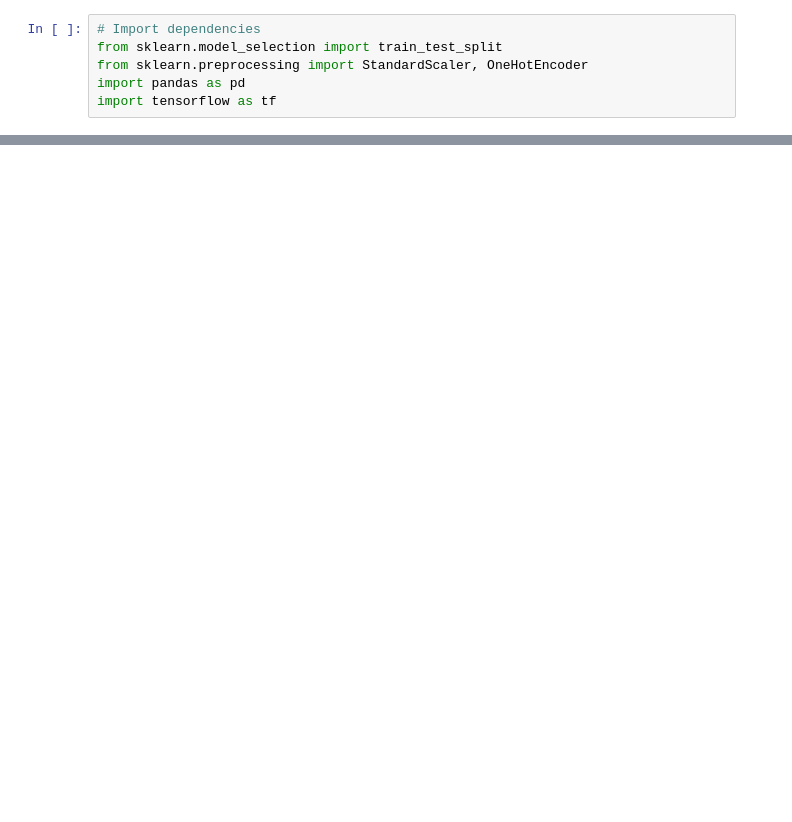
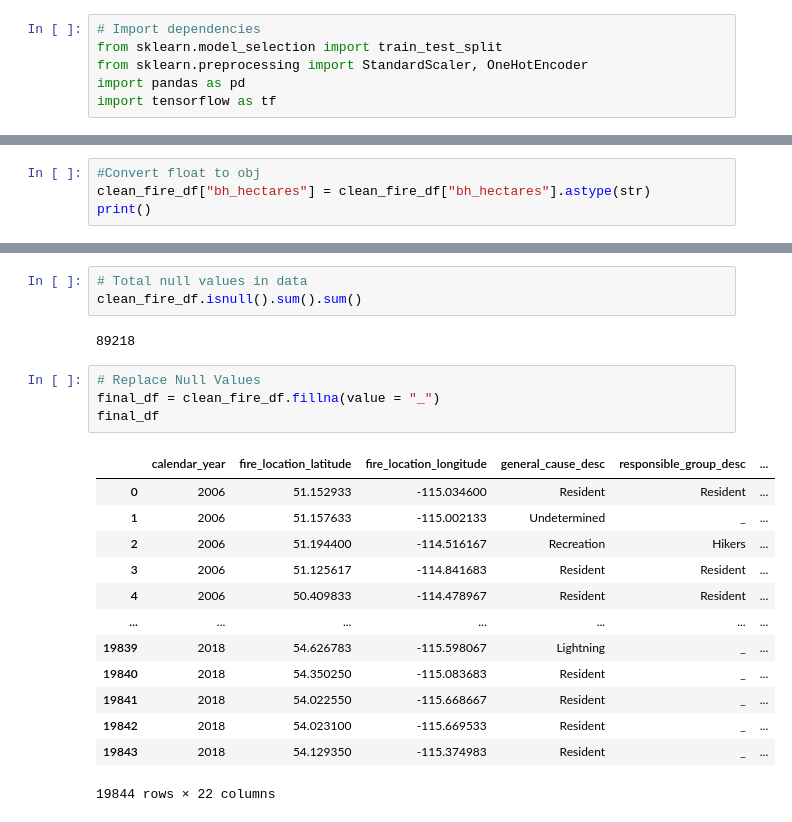
Before and after one commit to NamanNYC/Final_Project, a Jupyter notebook: Provisional_Machine_Model.ipynb, the cells around one changed output, grey strips where cells are left out. Cells and saved outputs as stored; diff of their text form; blank space fills up the shorter version.

Commit message:
Add files via upload
Reviewed error with converting data types for ML model. Require TA guidance as still producing errors.

```diff
--- a/Provisional_Machine_Model.ipynb
+++ b/Provisional_Machine_Model.ipynb
@@ -45,0 +67,4 @@ clean_fire_df
+# %%
+#Convert float to obj
+clean_fire_df["bh_hectares"] = clean_fire_df["bh_hectares"].astype(str)
+print()
@@ -45,0 +112,23 @@ clean_fire_df
+# %%
+# Total null values in data
+clean_fire_df.isnull().sum().sum()
+# %% [output]
+89218
+# %%
+# Replace Null Values
+final_df = clean_fire_df.fillna(value = "_")
+final_df
+# %% [output]
+|  | calendar_year | fire_location_latitude | fire_location_longitude | general_cause_desc | responsible_group_desc | ... |
+| 0 | 2006 | 51.152933 | -115.034600 | Resident | Resident | ... |
+| 1 | 2006 | 51.157633 | -115.002133 | Undetermined | _ | ... |
+| 2 | 2006 | 51.194400 | -114.516167 | Recreation | Hikers | ... |
+| 3 | 2006 | 51.125617 | -114.841683 | Resident | Resident | ... |
+| 4 | 2006 | 50.409833 | -114.478967 | Resident | Resident | ... |
+| ... | ... | ... | ... | ... | ... | ... |
+| 19839 | 2018 | 54.626783 | -115.598067 | Lightning | _ | ... |
+| 19840 | 2018 | 54.350250 | -115.083683 | Resident | _ | ... |
+| 19841 | 2018 | 54.022550 | -115.668667 | Resident | _ | ... |
+| 19842 | 2018 | 54.023100 | -115.669533 | Resident | _ | ... |
+| 19843 | 2018 | 54.129350 | -115.374983 | Resident | _ | ... |
+19844 rows × 22 columns
```
Also changed, not shown: parts of 11 cells of this notebook.
